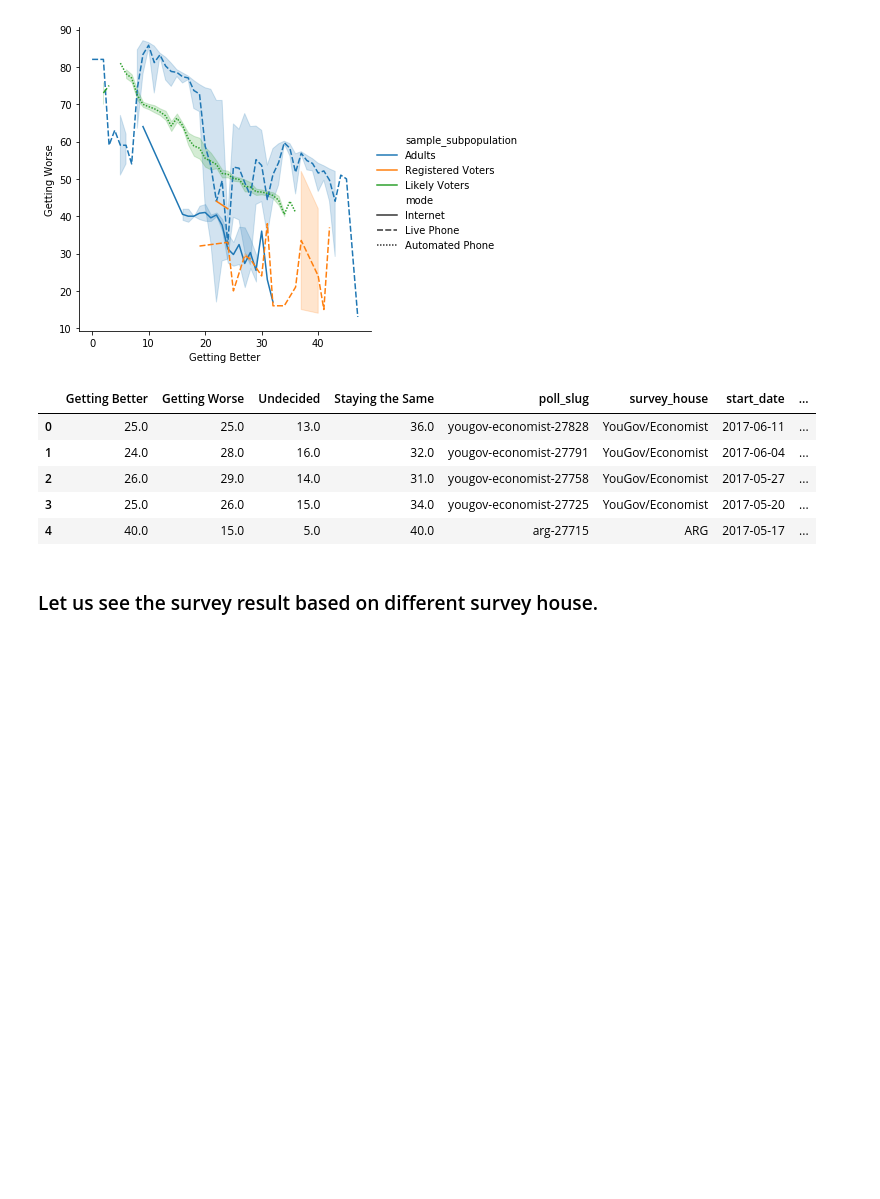
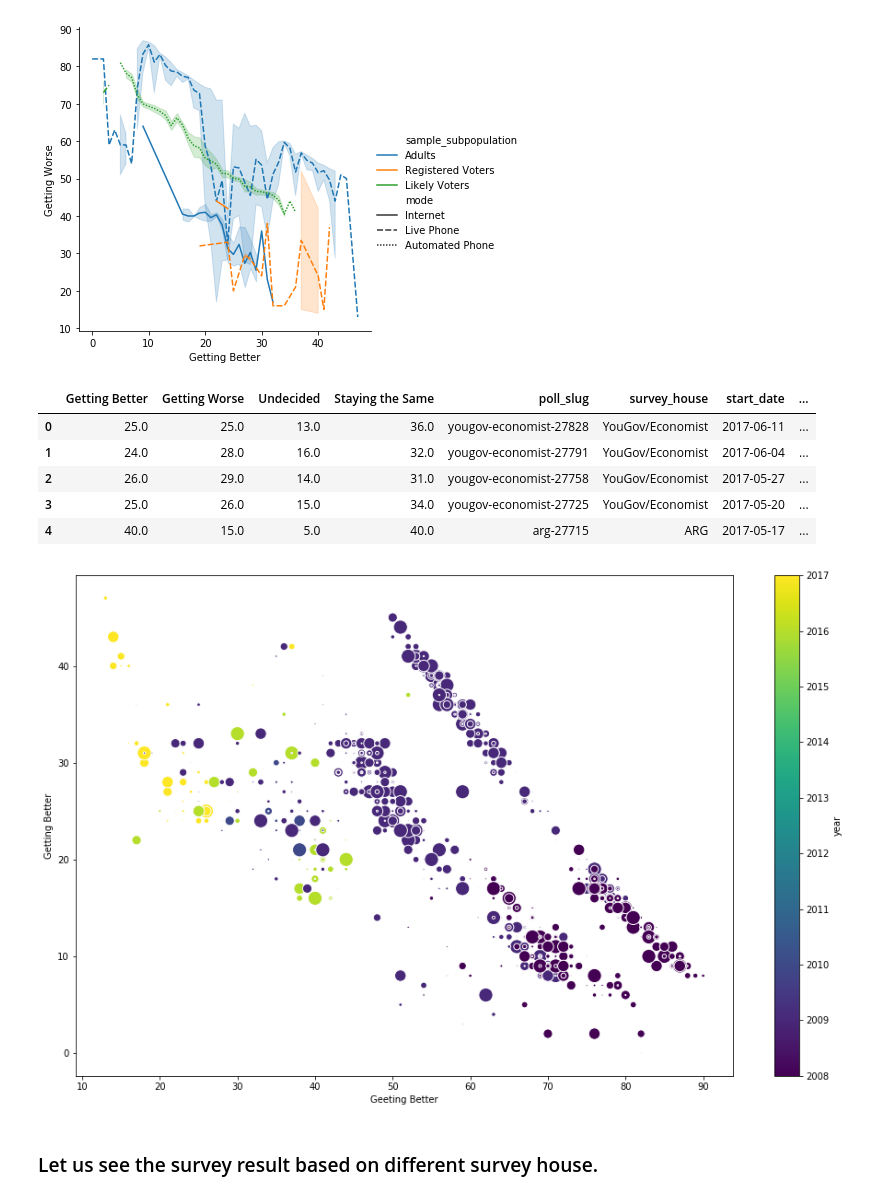
Before and after one commit to mastermindLAB/US-ECONOMY-GETTING-BETTER-OR-WORSE, a Jupyter notebook: US Economy Getting Better or Worse.ipynb, the cells around one changed output. Drawn from its saved outputs; the diff is of its cells as text; code cells hidden in the pictures; blank space fills up the shorter version.

```diff
--- a/US Economy Getting Better or Worse.ipynb
+++ b/US Economy Getting Better or Worse.ipynb
@@ -70,6 +69,14 @@ us_eco.head()
 | 2 | 26.0 | 29.0 | 14.0 | 31.0 | yougov-economist-27758 | YouGov/Economist | 2017-05-27 | ... |
 | 3 | 25.0 | 26.0 | 15.0 | 34.0 | yougov-economist-27725 | YouGov/Economist | 2017-05-20 | ... |
 | 4 | 40.0 | 15.0 | 5.0 | 40.0 | arg-27715 | ARG | 2017-05-17 | ... |
+# %%
+fig, ax = plt.subplots()
+s = [1.2*1.5**n for n in range(len('Getting Better'))]
+us_eco.plot.scatter(x='Getting Worse', y='Getting Better',c='year',s= s,colormap='viridis',figsize=(16,10),edgecolors='w', ax=ax)
+ax.set_xlabel('Geeting Better')
+plt.show()
+# %% [output]
+[figure, added]
 # %% [markdown]
 ### Let us see the survey result based on different survey house.
 # %%
```
Also changed, not shown: parts of 5 cells of this notebook.
